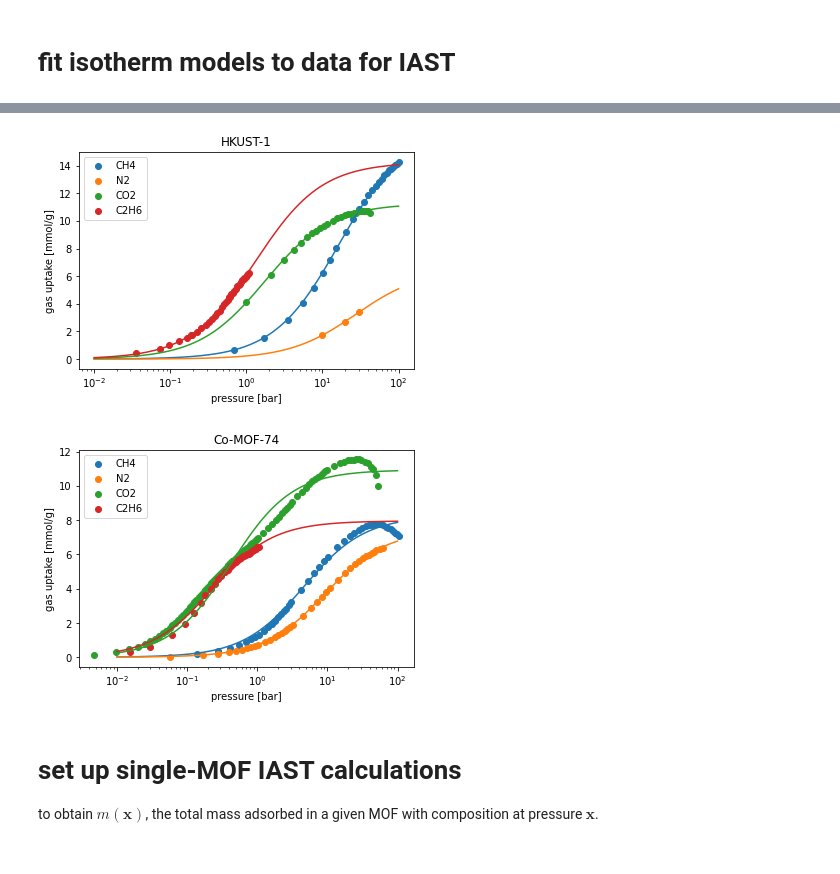
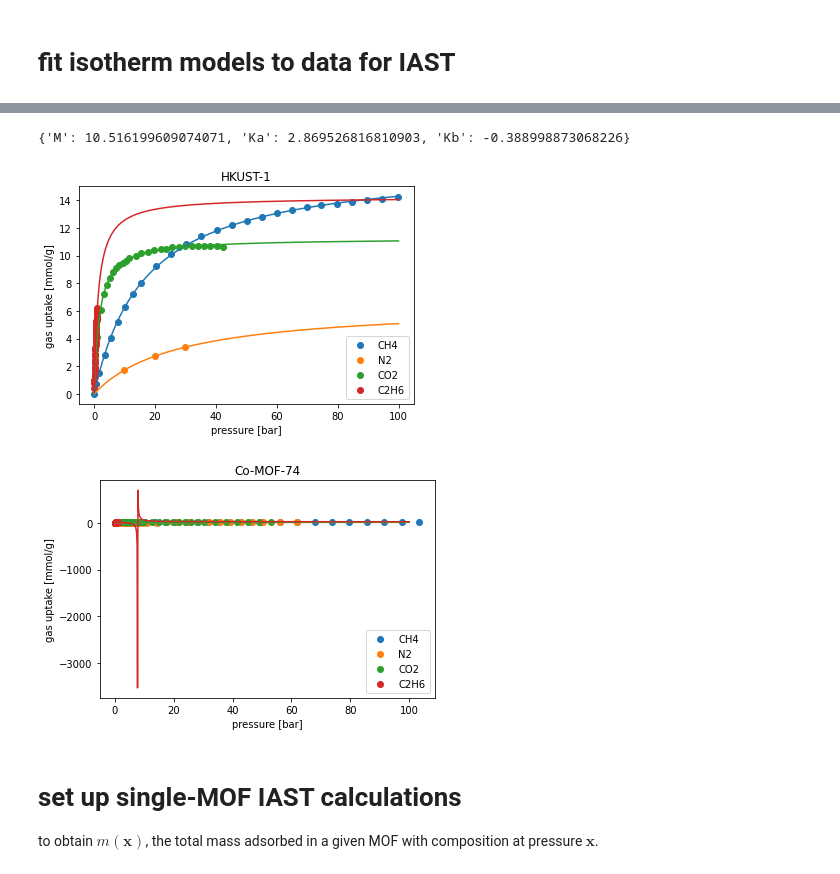
Before and after one commit to SimonEnsemble/unresponsive_directions_in_sensors, a Jupyter notebook: IAST.ipynb, the cells around one changed output, grey strips where cells are left out. Cells and saved outputs as stored; diff of their text form; code cells hidden in the pictures.

Commit message:
converted excess to absolute adsorption and plotted

```diff
--- a/IAST.ipynb
+++ b/IAST.ipynb
@@ -71,8 +69,8 @@ V_pore_co_mof_74 = 0.48 # cm3/g from Table S1 here: http://www.rsc.org/suppdata/
 # %%
 bulk_gas_density = dict() # 298 K
 for gas in ["CH4", "N2", "CO2"]:
-    bulk_gas_density[gas] = # read .cgi files
+    bulk_gas_density[gas] = pd.read_csv("data/bulk_gas/" + gas + ".cgi", delimiter="\t") # read .cgi files
 
 def rho_bulk(gas, p):
     # https://numpy.org/doc/stable/reference/generated/numpy.interp.html
-    np.interp
+    return np.interp(p, bulk_gas_density[gas]["Pressure (bar)"], bulk_gas_density[gas]["Density (mol/l)"])
@@ -81,5 +98,5 @@ SyntaxError: invalid syntax (<ipython-input-35-84f938a91d08>, line 3)
 # %%
+# convert vol: mmol/cc = mol/L
 for gas in ["CH4", "N2", "CO2"]:
-
     isotherm_data["Co-MOF-74"][gas]["N(mmol/g)"] = isotherm_data["Co-MOF-74"][gas]["N(mmol/g)"] + V_pore_co_mof_74 * rho_bulk(gas,
-                                                                                                                              isotherm_data["Co-MOF-74"][gas]["P(bar)"])
+                                                                                                                              isotherm_data["Co-MOF-74"][gas]["p(bar)"])
@@ -109,5 +124,7 @@ for mof in mofs:
     isotherms[mof] = dict()
     for gas in gases:
         model = "Langmuir"
+        if mof == "Co-MOF-74" and gas == "C2H6":
+            model = "DSLangmuir"
         isotherms[mof][gas] = iast.ModelIsotherm(isotherm_data[mof][gas],
                                                  loading_key="N(mmol/g)", pressure_key="p(bar)", model=model)
@@ -114,20 +138,25 @@ for mof in mofs:
+# %%
+isotherms["Co-MOF-74"]["C2H6"].params
+# %% [output]
+{'M': 10.516199609074071, 'Ka': 2.869526816810903, 'Kb': -0.388998873068226}
 # %%
 for mof in mofs:
     pressures = np.logspace(-2, 2, 500)
 
     plt.figure()
     for gas in gases:
         plt.scatter(isotherm_data[mof][gas]["p(bar)"], isotherm_data[mof][gas]["N(mmol/g)"],
                     marker='o', label=gas, color=gas_to_color[gas])
         plt.plot(pressures, isotherms[mof][gas].loading(pressures))
-    plt.xscale("log")
+#     plt.xscale("log")
+#     plt.xlim([0, 1])
     plt.xlabel("pressure [bar]")
     plt.ylabel("gas uptake [mmol/g]")
     plt.title(mof)
     plt.legend()
 # %% [output]
-[figure, old version]
+[figure, new version]
-[figure, old version]
+[figure, new version]
 # %% [markdown]
 # set up single-MOF IAST calculations
 to obtain $m(\mathbf{x})$, the total mass adsorbed in a given MOF with composition at pressure $\mathbf{x}$.
```
Also changed, not shown: parts of 11 cells of this notebook, 1 other file.
